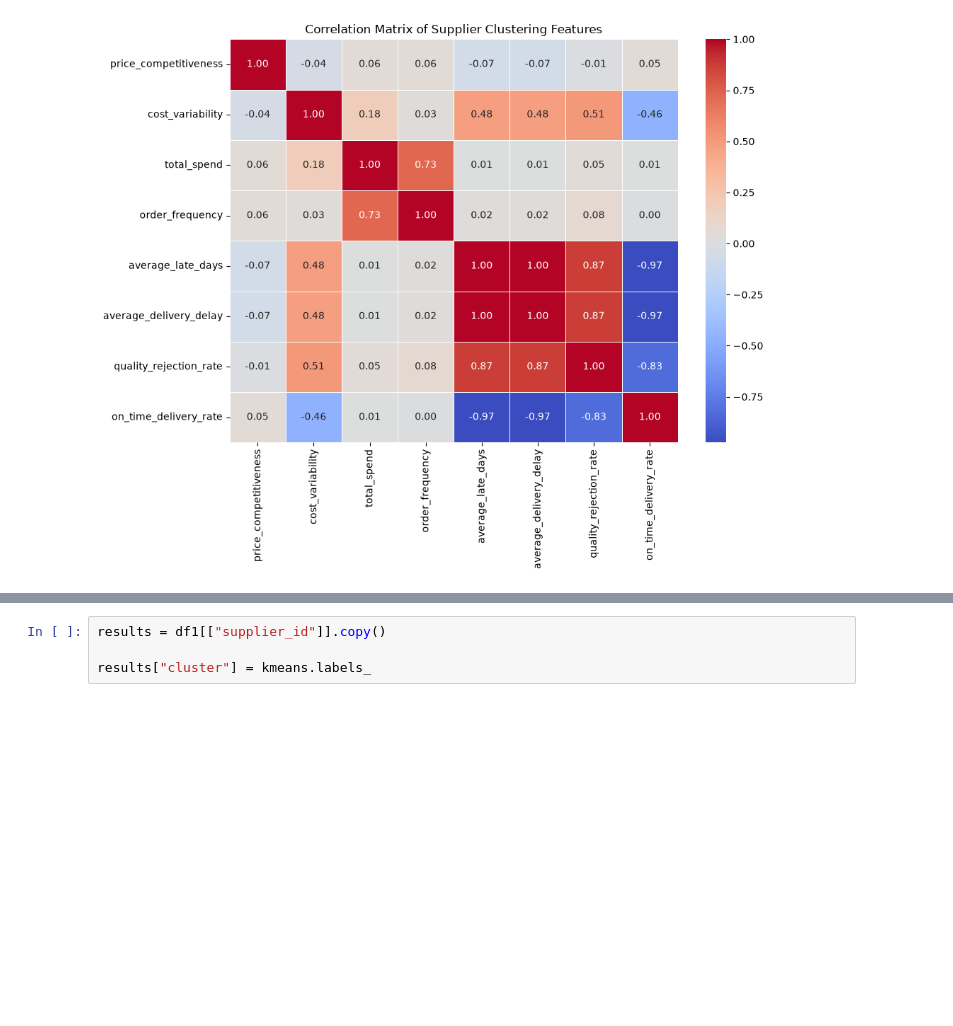
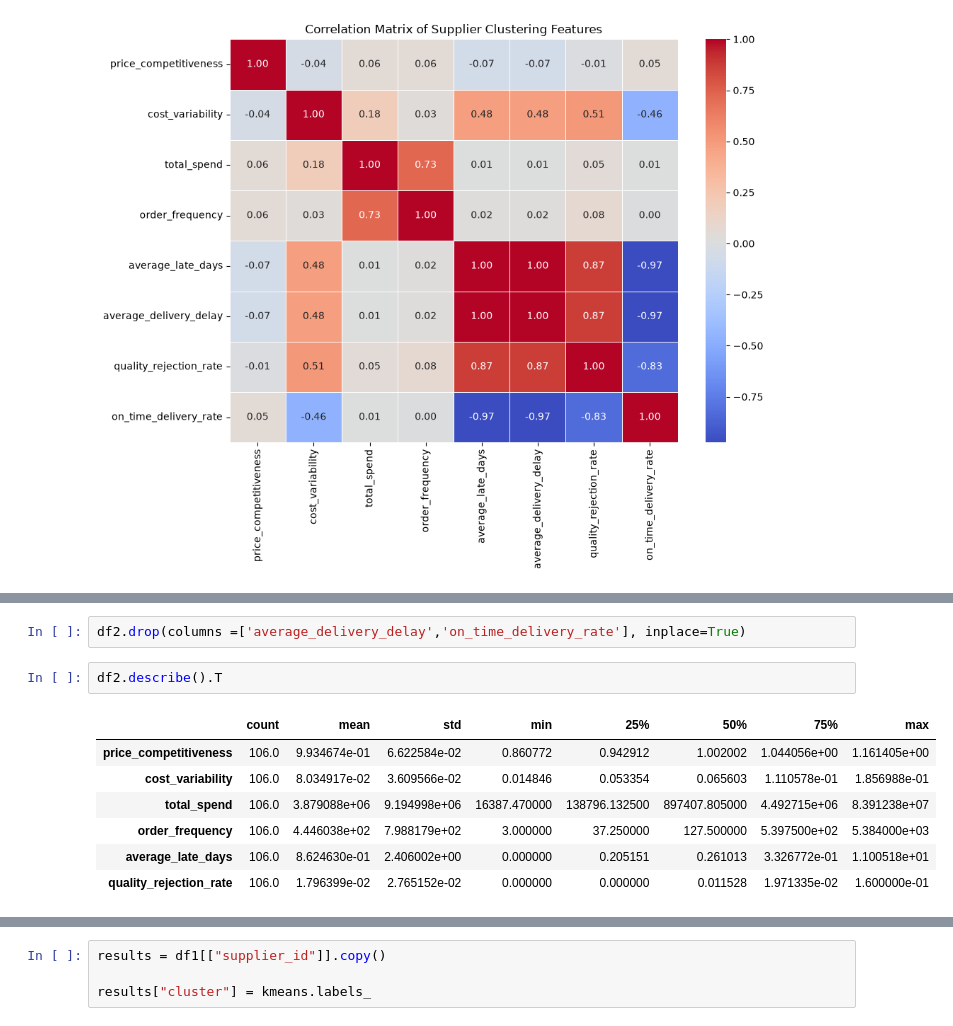
Before and after one commit to Kiran-Samuel/Supplier_clustering, a Jupyter notebook: research/04_feature_selection.ipynb, the cells around one changed output, grey strips where cells are left out. Drawn from its saved outputs; the diff is of its cells as text; blank space fills up the shorter version.

```diff
--- a/research/04_feature_selection.ipynb
+++ b/research/04_feature_selection.ipynb
@@ -150,0 +158,12 @@ plt.show()
+# %%
+df2.drop(columns =['average_delivery_delay','on_time_delivery_rate'], inplace=True)
+# %%
+df2.describe().T
+# %% [output]
+|  | count | mean | std | min | 25% | 50% | 75% | max |
+| price_competitiveness | 106.0 | 9.934674e-01 | 6.622584e-02 | 0.860772 | 0.942912 | 1.002002 | 1.044056e+00 | 1.161405e+00 |
+| cost_variability | 106.0 | 8.034917e-02 | 3.609566e-02 | 0.014846 | 0.053354 | 0.065603 | 1.110578e-01 | 1.856988e-01 |
+| total_spend | 106.0 | 3.879088e+06 | 9.194998e+06 | 16387.470000 | 138796.132500 | 897407.805000 | 4.492715e+06 | 8.391238e+07 |
+| order_frequency | 106.0 | 4.446038e+02 | 7.988179e+02 | 3.000000 | 37.250000 | 127.500000 | 5.397500e+02 | 5.384000e+03 |
+| average_late_days | 106.0 | 8.624630e-01 | 2.406002e+00 | 0.000000 | 0.205151 | 0.261013 | 3.326772e-01 | 1.100518e+01 |
+| quality_rejection_rate | 106.0 | 1.796399e-02 | 2.765152e-02 | 0.000000 | 0.000000 | 0.011528 | 1.971335e-02 | 1.600000e-01 |
```
Also changed, not shown: parts of 14 cells of this notebook, 11 other files.
